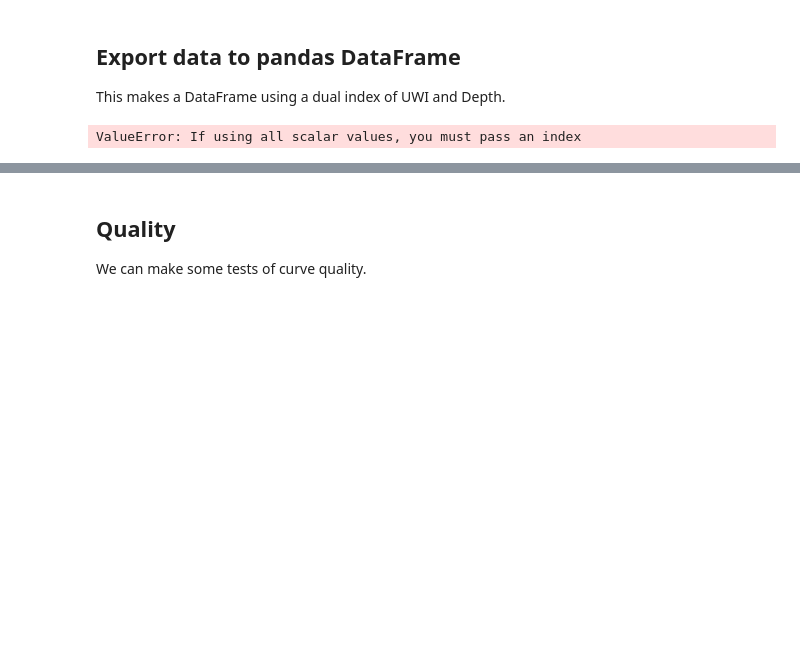
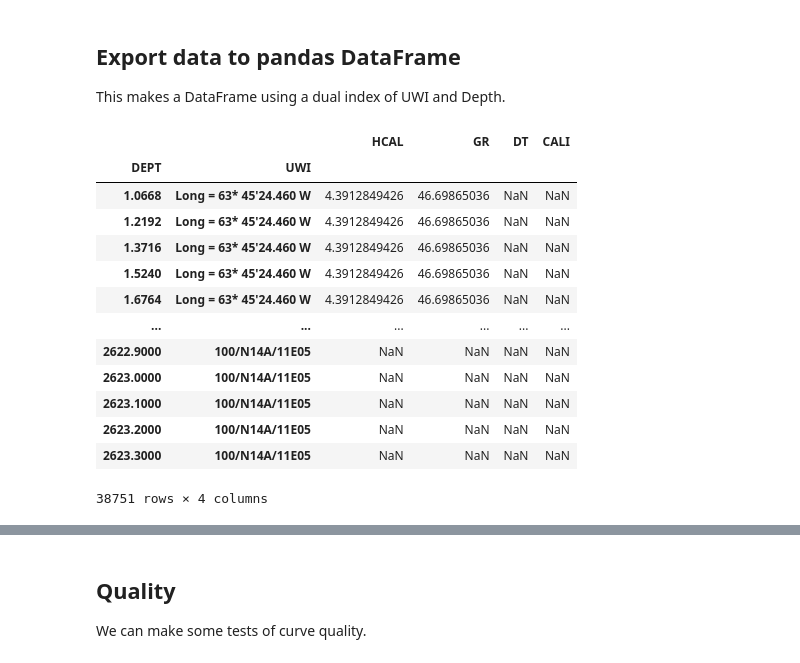
Before and after one commit to agilescientific/welly, a Jupyter notebook: tutorial/04_Project.ipynb, the cells around one changed output, grey strips where cells are left out. Saved outputs shown, nothing was run; the diff lists cells and outputs as text; code cells hidden in the pictures; blank space fills up the shorter version.

```diff
--- a/tutorial/04_Project.ipynb
+++ b/tutorial/04_Project.ipynb
@@ -68,9 +74,23 @@ This makes a DataFrame using a dual index of UWI and Depth.
 # %%
 keys = ['Caliper', 'Gamma', 'DT']
 
-df = p.df(keys=keys, alias=alias)  # BUG: Not sure what broke here.
+df = p.df(keys=keys, alias=alias)
+df
 # %% [output]
+|  |  | HCAL | GR | DT | CALI |
+| DEPT | UWI |  |  |  |  |
+| 1.0668 | Long = 63* 45'24.460 W | 4.3912849426 | 46.69865036 | NaN | NaN |
+| 1.2192 | Long = 63* 45'24.460 W | 4.3912849426 | 46.69865036 | NaN | NaN |
+| 1.3716 | Long = 63* 45'24.460 W | 4.3912849426 | 46.69865036 | NaN | NaN |
+| 1.5240 | Long = 63* 45'24.460 W | 4.3912849426 | 46.69865036 | NaN | NaN |
+| 1.6764 | Long = 63* 45'24.460 W | 4.3912849426 | 46.69865036 | NaN | NaN |
+| ... | ... | ... | ... | ... | ... |
+| 2622.9000 | 100/N14A/11E05 | NaN | NaN | NaN | NaN |
+| 2623.0000 | 100/N14A/11E05 | NaN | NaN | NaN | NaN |
+| 2623.1000 | 100/N14A/11E05 | NaN | NaN | NaN | NaN |
+| 2623.2000 | 100/N14A/11E05 | NaN | NaN | NaN | NaN |
+| 2623.3000 | 100/N14A/11E05 | NaN | NaN | NaN | NaN |
-ValueError: If using all scalar values, you must pass an index
+38751 rows × 4 columns
 # %%
 df.describe()
 # %% [output]
```
Also changed, not shown: parts of 12 cells of this notebook, 2 other files.
